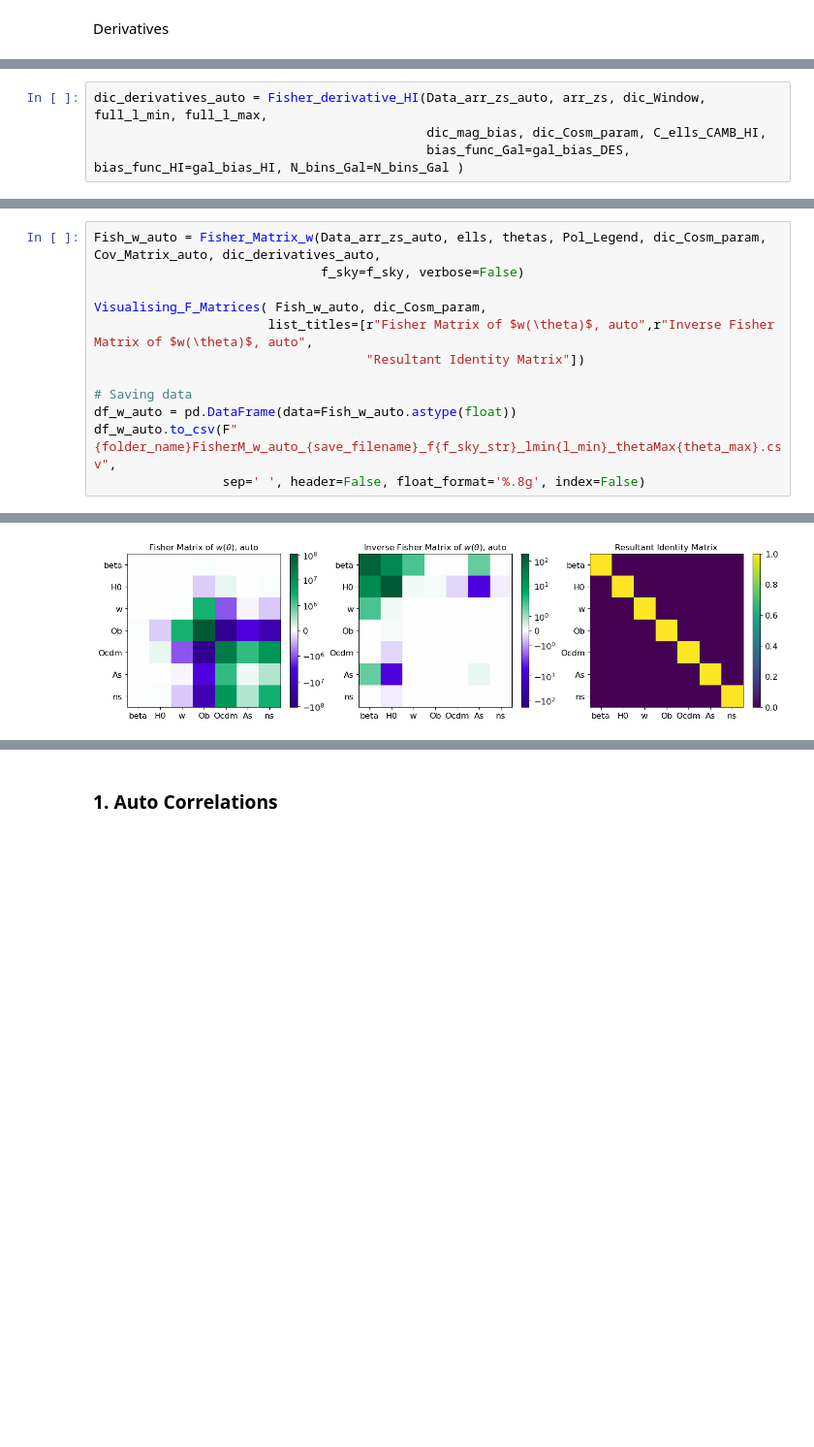
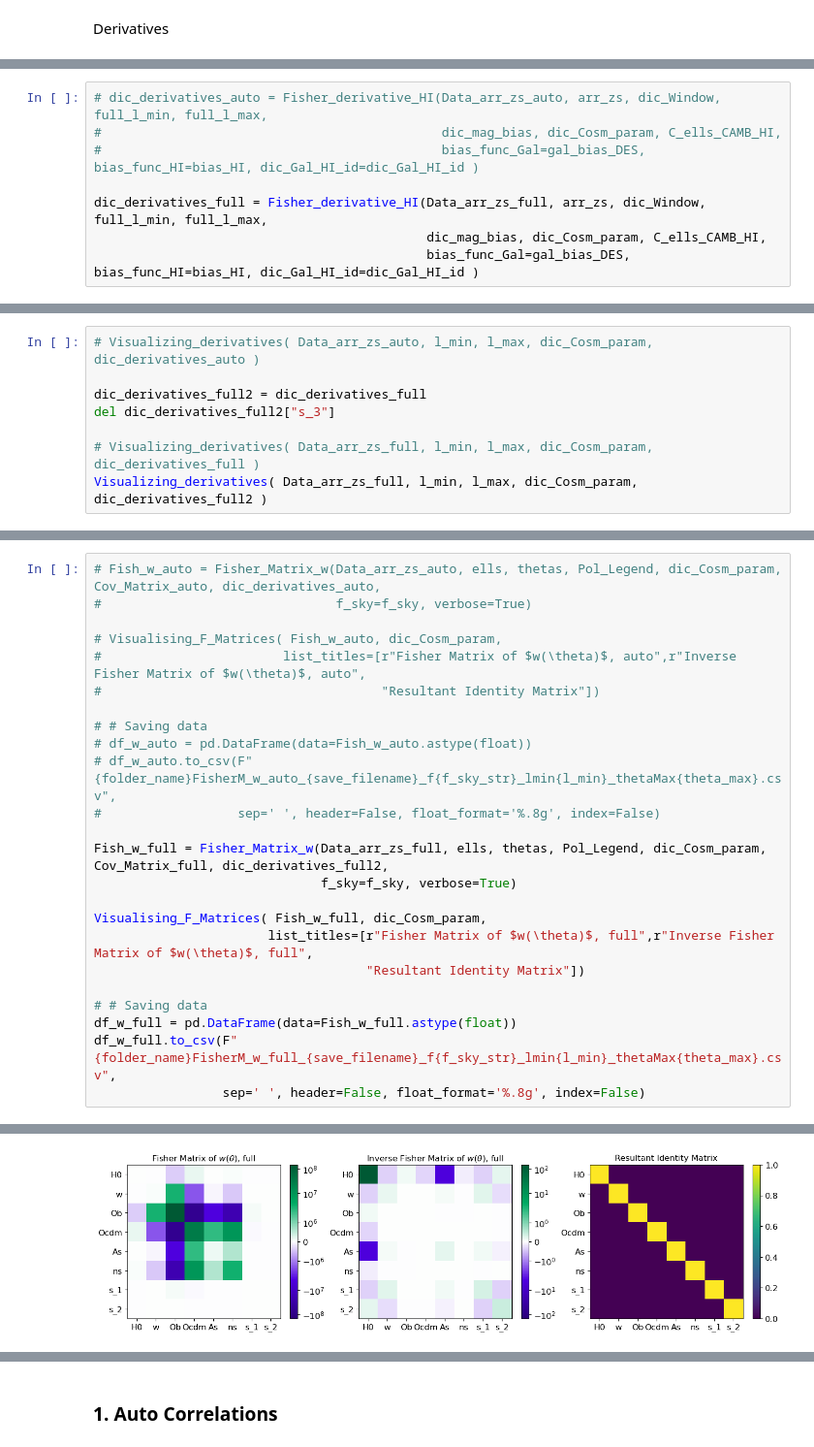
Before and after one commit to GreenTS27/Photo_Surveys-HI_IM-Fisher_Matrix, a Jupyter notebook: Fisher_Matrix_C_ell_vs_w_t.ipynb, the cells around one changed output, grey strips where cells are left out. Shown at 97% size. Cells and saved outputs as stored; diff of their text form; blank space fills up the shorter version.

```diff
--- a/Fisher_Matrix_C_ell_vs_w_t.ipynb
+++ b/Fisher_Matrix_C_ell_vs_w_t.ipynb
@@ -1252,9 +1225,13 @@ def Fisher_derivative_HI(  Data_arr_zs, arr_zs, dic_Window, l_min, l_max, dic_ma
 
     return dic_derivatives
 # %%
-dic_derivatives_auto = Fisher_derivative_HI(Data_arr_zs_auto, arr_zs, dic_Window, full_l_min, full_l_max,
+# dic_derivatives_auto = Fisher_derivative_HI(Data_arr_zs_auto, arr_zs, dic_Window, full_l_min, full_l_max,
+#                                             dic_mag_bias, dic_Cosm_param, C_ells_CAMB_HI,
+#                                             bias_func_Gal=gal_bias_DES, bias_func_HI=bias_HI, dic_Gal_HI_id=dic_Gal_HI_id )
+
+dic_derivatives_full = Fisher_derivative_HI(Data_arr_zs_full, arr_zs, dic_Window, full_l_min, full_l_max,
                                             dic_mag_bias, dic_Cosm_param, C_ells_CAMB_HI,
-                                            bias_func_Gal=gal_bias_DES, bias_func_HI=gal_bias_HI, N_bins_Gal=N_bins_Gal )
+                                            bias_func_Gal=gal_bias_DES, bias_func_HI=bias_HI, dic_Gal_HI_id=dic_Gal_HI_id )
 # %% [output]
 H0
 w
@@ -1273,0 +1246,8 @@ array([], dtype=float64)
+# %%
+# Visualizing_derivatives( Data_arr_zs_auto, l_min, l_max, dic_Cosm_param, dic_derivatives_auto )
+
+dic_derivatives_full2 = dic_derivatives_full
+del dic_derivatives_full2["s_3"]
+
+# Visualizing_derivatives( Data_arr_zs_full, l_min, l_max, dic_Cosm_param, dic_derivatives_full )
+Visualizing_derivatives( Data_arr_zs_full, l_min, l_max, dic_Cosm_param, dic_derivatives_full2 )
@@ -1291,13 +1285,25 @@ LinAlgError: Singular matrix
 # %%
-Fish_w_auto = Fisher_Matrix_w(Data_arr_zs_auto, ells, thetas, Pol_Legend, dic_Cosm_param, Cov_Matrix_auto, dic_derivatives_auto,
-                              f_sky=f_sky, verbose=False)
+# Fish_w_auto = Fisher_Matrix_w(Data_arr_zs_auto, ells, thetas, Pol_Legend, dic_Cosm_param, Cov_Matrix_auto, dic_derivatives_auto,
+#                               f_sky=f_sky, verbose=True)
 
-Visualising_F_Matrices( Fish_w_auto, dic_Cosm_param,
-                       list_titles=[r"Fisher Matrix of $w(\theta)$, auto",r"Inverse Fisher Matrix of $w(\theta)$, auto",
+# Visualising_F_Matrices( Fish_w_auto, dic_Cosm_param,
+#                        list_titles=[r"Fisher Matrix of $w(\theta)$, auto",r"Inverse Fisher Matrix of $w(\theta)$, auto",
+#                                     "Resultant Identity Matrix"])
+
+# # Saving data
+# df_w_auto = pd.DataFrame(data=Fish_w_auto.astype(float))
+# df_w_auto.to_csv(F"{folder_name}FisherM_w_auto_{save_filename}_f{f_sky_str}_lmin{l_min}_thetaMax{theta_max}.csv",
+#                  sep=' ', header=False, float_format='%.8g', index=False)
+
+Fish_w_full = Fisher_Matrix_w(Data_arr_zs_full, ells, thetas, Pol_Legend, dic_Cosm_param, Cov_Matrix_full, dic_derivatives_full2,
+                              f_sky=f_sky, verbose=True)
+
+Visualising_F_Matrices( Fish_w_full, dic_Cosm_param,
+                       list_titles=[r"Fisher Matrix of $w(\theta)$, full",r"Inverse Fisher Matrix of $w(\theta)$, full",
                                     "Resultant Identity Matrix"])
 
-# Saving data
-df_w_auto = pd.DataFrame(data=Fish_w_auto.astype(float))
-df_w_auto.to_csv(F"{folder_name}FisherM_w_auto_{save_filename}_f{f_sky_str}_lmin{l_min}_thetaMax{theta_max}.csv",
+# # Saving data
+df_w_full = pd.DataFrame(data=Fish_w_full.astype(float))
+df_w_full.to_csv(F"{folder_name}FisherM_w_full_{save_filename}_f{f_sky_str}_lmin{l_min}_thetaMax{theta_max}.csv",
                  sep=' ', header=False, float_format='%.8g', index=False)
 # %% [output]
@@ -1307 +1320 @@ ic| np.sum( Big_Matrix @ Big_Matrix_inv ): np.float64(1799.9999999998695)
-[figure, old version]
+[figure, new version]
```
Also changed, not shown: parts of 18 cells of this notebook.
